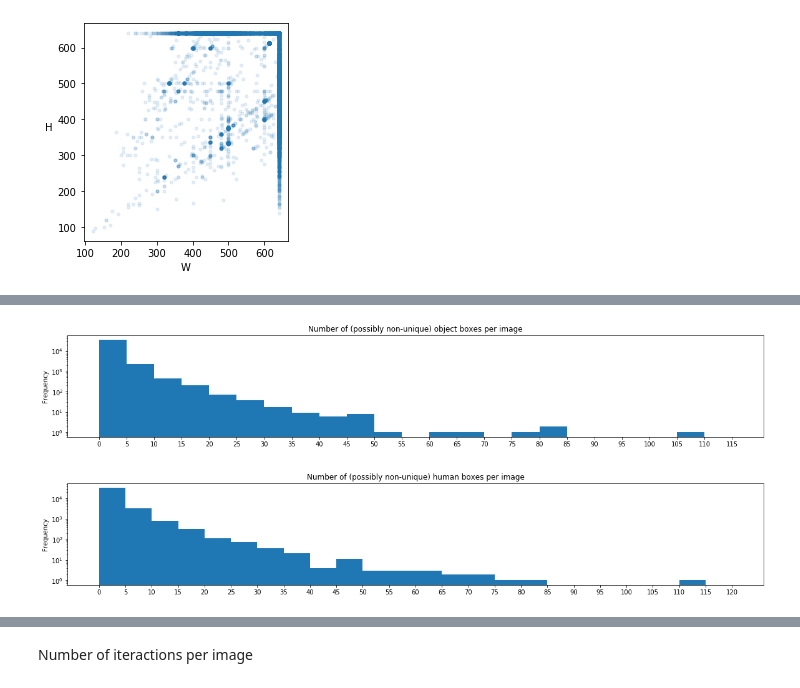
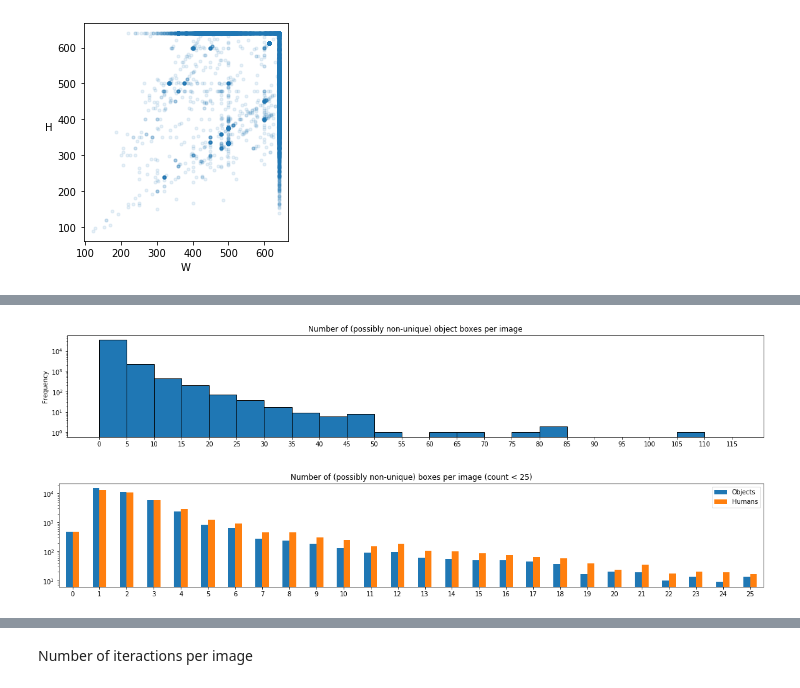
Before and after one commit to baldassarreFe/ws-vrd, a Jupyter notebook: notebooks/HICO-DET/HICO-DET.ipynb, the cells around one changed output, grey strips where cells are left out. Drawn from its saved outputs; the diff is of its cells as text; code cells hidden in the pictures.

```diff
--- a/notebooks/HICO-DET/HICO-DET.ipynb
+++ b/notebooks/HICO-DET/HICO-DET.ipynb
@@ -227,9 +296,9 @@ samples = pd.DataFrame(samples)
 # %%
 df = pd.merge(
-    samples,
-    interactions,
+    left=samples,
+    right=interactions,
     left_on='interaction_id',
     right_index=True
 ).sort_values('filename')
-df.head(10).style.hide_index()
+df.head()
 # %% [output]
@@ -251,18 +324,16 @@ Number of boxes per image:
 # %%
-df.groupby('filename').agg({'bb_object': 'nunique'}).bb_object.max()
-
 bins = np.arange(0, df.groupby('filename').agg({'bb_object': 'nunique'}).bb_object.max() + 10, 5)
-ax = df.groupby('filename').agg({'bb_object': 'nunique'}).bb_object.plot.hist(logy=True, figsize=(20, 3), bins=bins, align='mid')
+ax = df.groupby('filename').agg({'bb_object': 'nunique'}).bb_object.plot.hist(logy=True, figsize=(20, 3), edgecolor='k', bins=bins, align='mid')
 ax.set_title('Number of (possibly non-unique) object boxes per image')
 ax.set_xticks(bins);
 # %% [output]
-[figure, old version]
+[figure, new version]
 # %%
-df.groupby('filename').agg({'bb_human': 'nunique'}).bb_human.max()
-
-bins = np.arange(0, df.groupby('filename').agg({'bb_human': 'nunique'}).bb_human.max() + 10, 5)
-ax = df.groupby('filename').agg({'bb_human': 'nunique'}).bb_human.plot.hist(logy=True, figsize=(20, 3), bins=bins, align='mid')
-ax.set_title('Number of (possibly non-unique) human boxes per image')
-ax.set_xticks(bins);
+df.groupby('filename').agg({'bb_object': 'nunique', 'bb_human': 'nunique'}) \
+  .rename(columns={'bb_object': 'Objects', 'bb_human': 'Humans'}) \
+  .apply(pd.Series.value_counts) \
+  .reindex(np.arange(26), fill_value=0) \
+  .plot.bar(logy=True, figsize=(20, 3), rot=0) \
+  .set_title('Number of (possibly non-unique) boxes per image (count < 25)');
 # %% [output]
-[figure, old version]
+[figure, new version]
```
Also changed, not shown: parts of 74 cells of this notebook, 37 other files.
